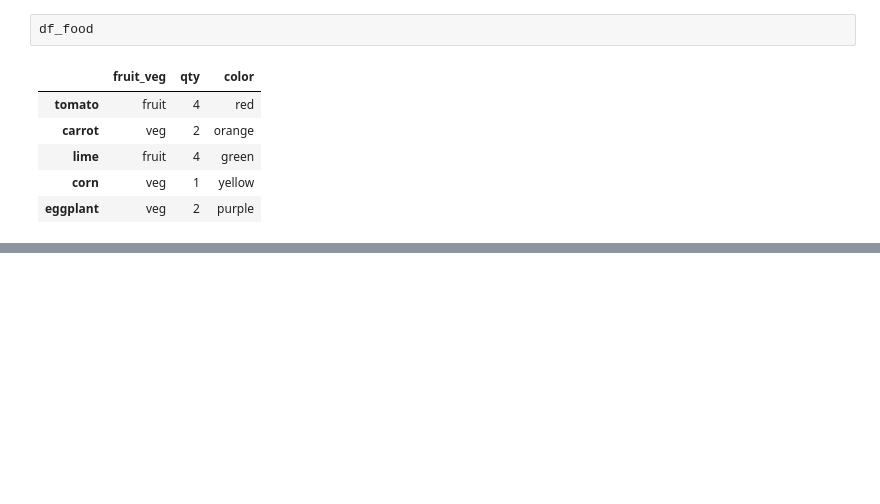
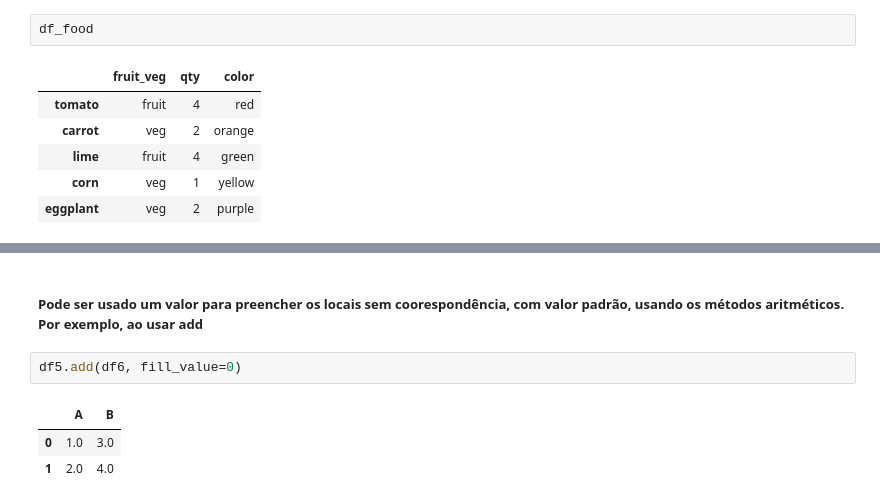
Before and after one commit to josenalde/datascience, a Jupyter notebook: notebooks/nbds09.ipynb, the cells around one changed output, grey strips where cells are left out. Drawn from its saved outputs; the diff is of its cells as text; blank space fills up the shorter version.

```diff
--- a/notebooks/nbds09.ipynb
+++ b/notebooks/nbds09.ipynb
@@ -256,0 +325,8 @@ df_food
+# %% [markdown]
+##### Pode ser usado um valor para preencher os locais sem coorespondência, com valor padrão, usando os métodos aritméticos. Por exemplo, ao usar add
+# %%
+df5.add(df6, fill_value=0)
+# %% [output]
+|  | A | B |
+| 0 | 1.0 | 3.0 |
+| 1 | 2.0 | 4.0 |
```
Also changed, not shown: parts of 21 cells of this notebook.
